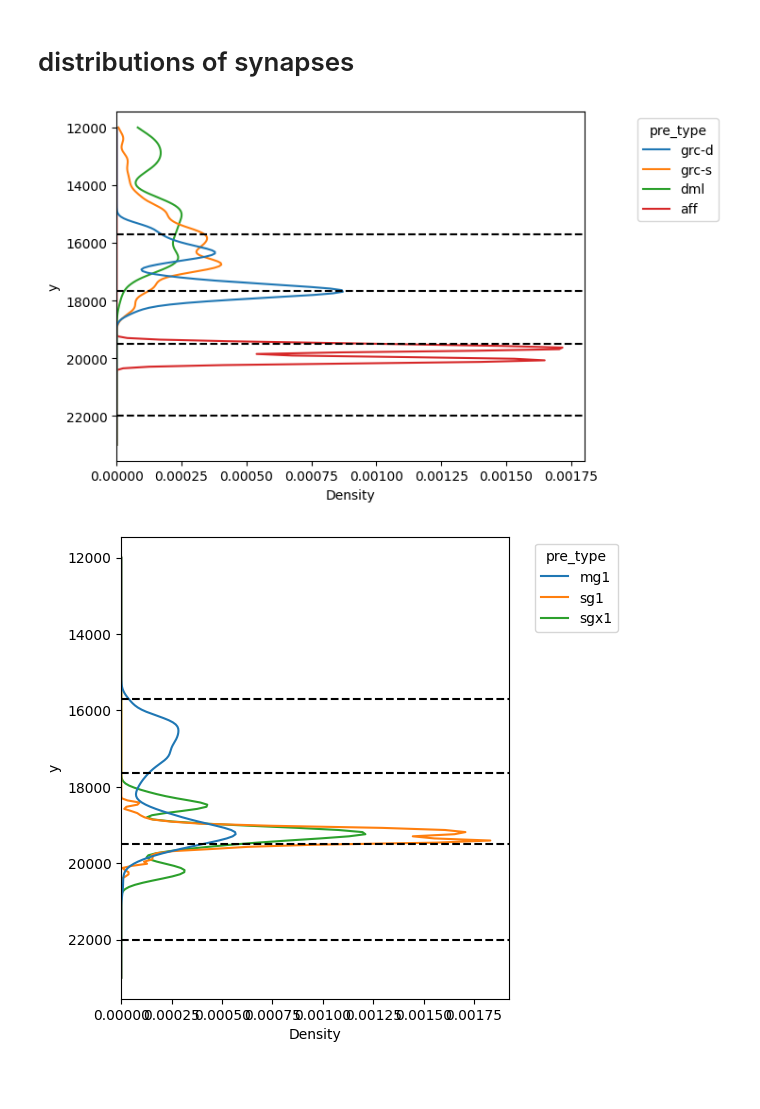
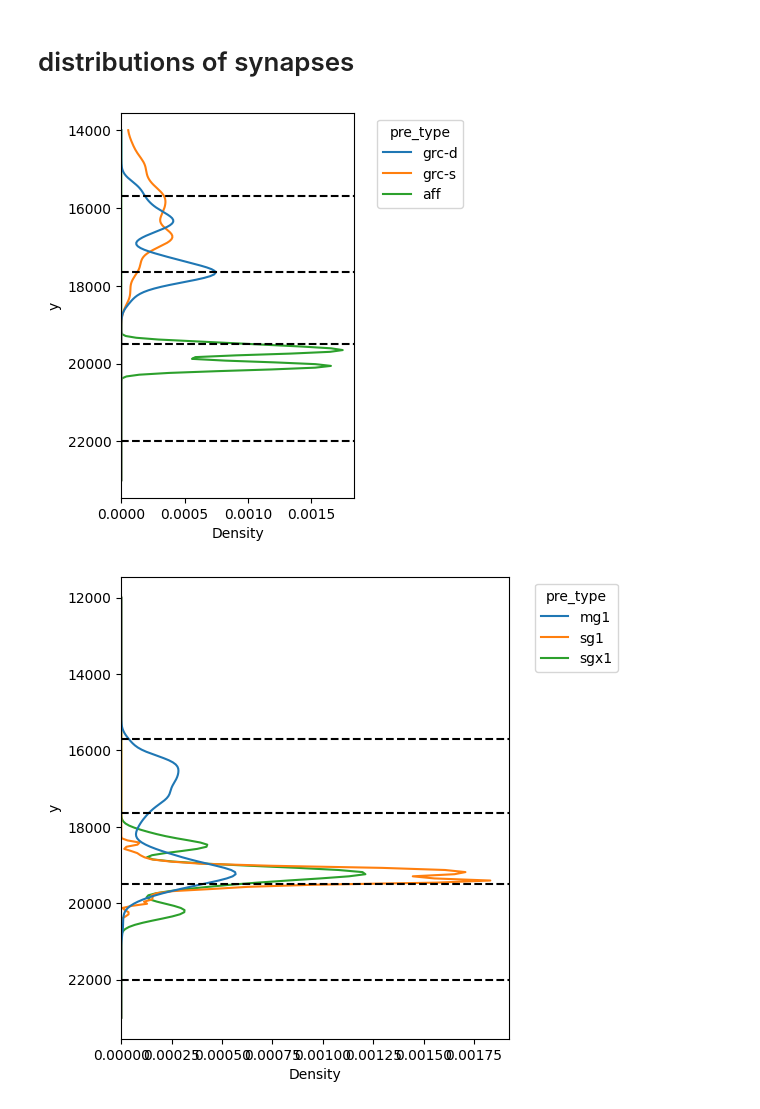
Before and after one commit to neurologic/eCREST, a Jupyter notebook: Network-Analysis.ipynb, the cells around one changed output. Saved outputs shown, nothing was run; the diff lists cells and outputs as text; code cells hidden in the pictures; blank space fills up the shorter version.

```diff
--- a/Network-Analysis.ipynb
+++ b/Network-Analysis.ipynb
@@ -502,7 +567,7 @@ df_.index = soma_diam.keys()
 
 df_soma = pd.concat([df_,df_loc],axis=1)
 # %%
-network_types = ['mg1','mg2','sg1','sg2','sgx1','sgx2']#,'sgx1','sgx2']#,,'aff','dml']
+network_types = ['lg','lf','mg1','mg2']#,'sg1','sg2','sgx1','sgx2']#,'lf','lg']
 # network_types = ['mg1','mg2']
 
 hfig,ax = plt.subplots(nrows=1, ncols=2, figsize=(10,5))
@@ -513,18 +578,20 @@ sns.kdeplot(ax = ax[0],data = df_soma[df_soma['cell_type'].isin(network_types)],
            cut=0,clip=[23000,14000], common_norm=False, bw_adjust=0.5)#, cumulative=True)
 for y_ in [22000, 19500, 17650, 15700]:
     ax[0].axhline(y=y_,color = 'black',linestyle='--')
-ax[0].set_ylim(14000,23000)
+ax[0].set_ylim(15000,22500)
 ax[0].invert_yaxis()
 sns.move_legend(ax[0], "upper right", bbox_to_anchor=(1.3, 1))
 ax[0].set_title('soma')
 
-sns.kdeplot(ax = ax[1],data = df_syn_post[(df_syn_post['pre_type'].isin(network_types))&(df_syn_post['post_type'].isin(['mg1','mg2']))],
+network_types = ['mg1','mg2']#,'sg1','sg2','sgx1','sgx2']
+
+sns.kdeplot(ax = ax[1],data = df_syn_post[(df_syn_post['pre_type'].isin(network_types))&(df_syn_post['post_type'].isin(network_types))],
             y = 'y', hue='pre_type',
            cut=0,clip=[23000,14000], common_norm=False, bw_adjust=0.5)#, cumulative=True)for y_ in [22000, 19500, 17650, 15700]:
 for y_ in [22000, 19500, 17650, 15700]:
     ax[1].axhline(y=y_,color = 'black',linestyle='--')
 sns.move_legend(ax[1], "upper right", bbox_to_anchor=(1.3, 1))
-ax[1].set_ylim(14000,23000)
+ax[1].set_ylim(15000,22500)
 ax[1].invert_yaxis()
 ax[1].set_title('synapse')
 
@@ -538,19 +605,20 @@ BUT **ARE** the sgx synapses actually onto each other's somas?... they seem to m
 # %%
 # df_syn_post
 # %%
-network_types = ['grc-d','grc-s','dml','aff']#['mg1','mg2','sg1','sg2','sgx1','sgx2']#,,'aff','dml']
+network_types = ['grc-d','grc-s','aff']#['mg1','mg2','sg1','sg2','sgx1','sgx2']#,,'aff','dml']
 # network_types = ['mg1','mg2']
-ax = sns.kdeplot(data = df_syn_post[(df_syn_post['pre_type'].isin(network_types))&(df_syn_post['post_type'].isin(['mg1','mg2']))],
+hfig,ax = plt.subplots(1,figsize=(3,5))
+sns.kdeplot(data = df_syn_post[(df_syn_post['pre_type'].isin(network_types))&(df_syn_post['post_type'].isin(['mg1','mg2']))],
             y = 'y', hue='pre_type',
-           cut=0,clip=[23000,12000], common_norm=False, bw_adjust=0.5)#, cumulative=True)
+           cut=0,clip=[23000,14000], common_norm=False, bw_adjust=0.5)#, cumulative=True)
 
 ax.invert_yaxis()
-sns.move_legend(ax, "upper right", bbox_to_anchor=(1.3, 1))
+sns.move_legend(ax, "upper right", bbox_to_anchor=(1.5, 1))
 
 for y_ in [22000, 19500, 17650, 15700]:
     ax.axhline(y=y_,color = 'black',linestyle='--')
 # %% [output]
-[figure, old version]
+[figure, new version]
 # %%
 network_types = ['mg1','sg1','sgx1']#,'sg2','sgx1','sgx2']#,,'aff','dml']
 # network_types = ['mg1','mg2']
```
Also changed, not shown: parts of 61 cells of this notebook, 6 other files.
